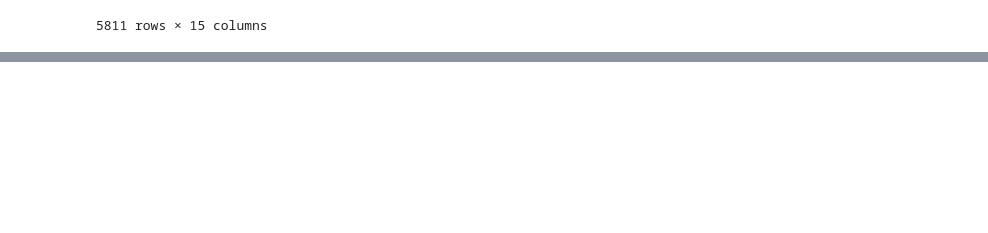
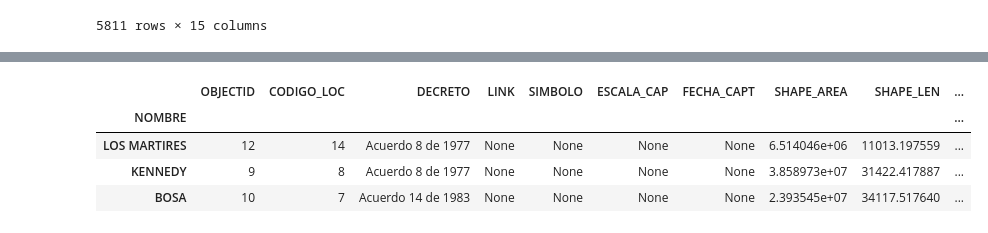
Before and after one commit to GaloRomero/pythonCode, a Jupyter notebook: GeoPandas.ipynb, the cells around one changed output, grey strips where cells are left out. Drawn from its saved outputs; the diff is of its cells as text; code cells hidden in the pictures; blank space fills up the shorter version.

```diff
--- a/GeoPandas.ipynb
+++ b/GeoPandas.ipynb
@@ -40,0 +115,8 @@ barrios_zip
+# %%
+localidades_shp.tail(3)
+# %% [output]
+|  | OBJECTID | CODIGO_LOC | DECRETO | LINK | SIMBOLO | ESCALA_CAP | FECHA_CAPT | SHAPE_AREA | SHAPE_LEN | ... |
+| NOMBRE |  |  |  |  |  |  |  |  |  | ... |
+| LOS MARTIRES | 12 | 14 | Acuerdo 8 de 1977 | None | None | None | None | 6.514046e+06 | 11013.197559 | ... |
+| KENNEDY | 9 | 8 | Acuerdo 8 de 1977 | None | None | None | None | 3.858973e+07 | 31422.417887 | ... |
+| BOSA | 10 | 7 | Acuerdo 14 de 1983 | None | None | None | None | 2.393545e+07 | 34117.517640 | ... |
```
Also changed, not shown: parts of 10 cells of this notebook.
